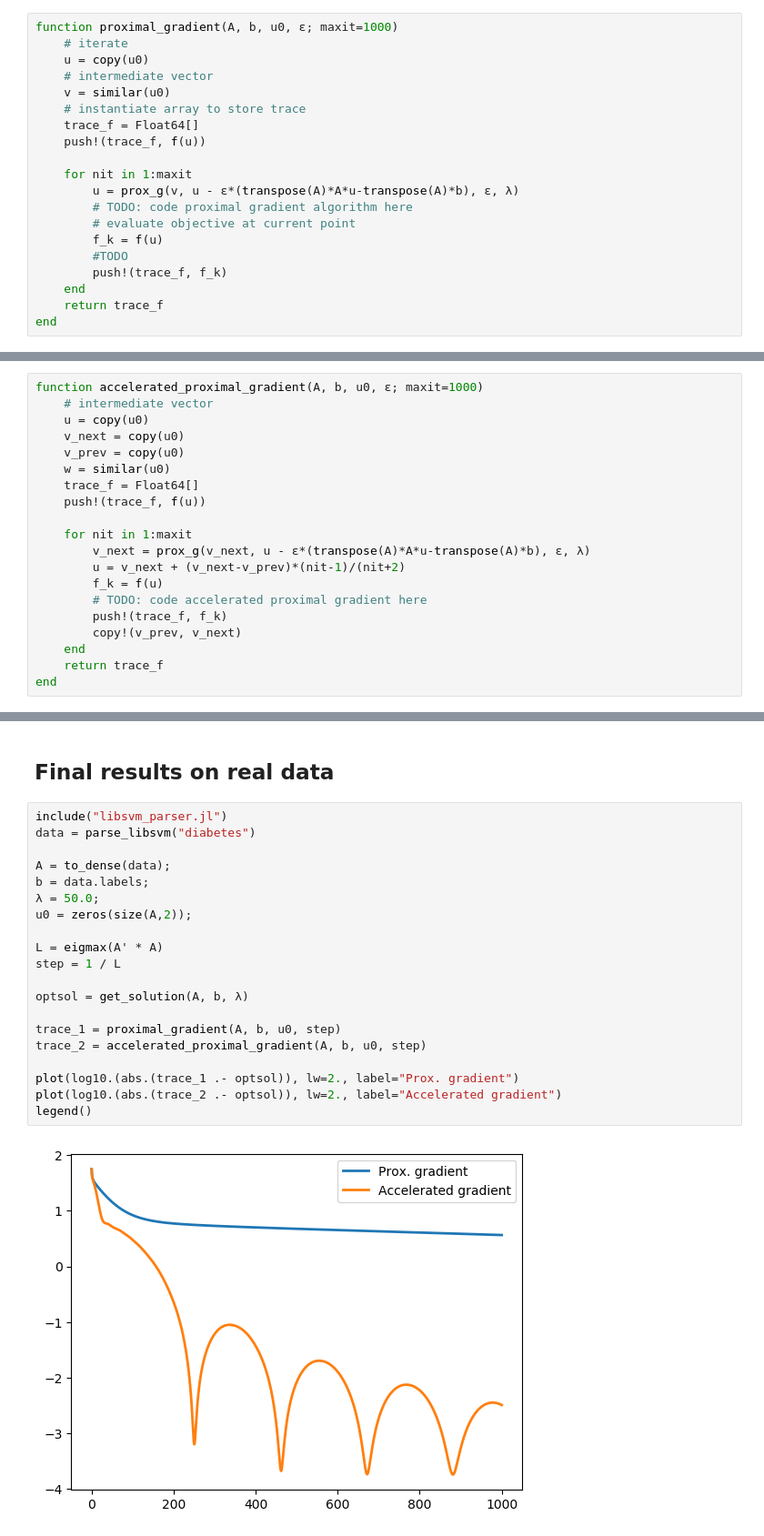
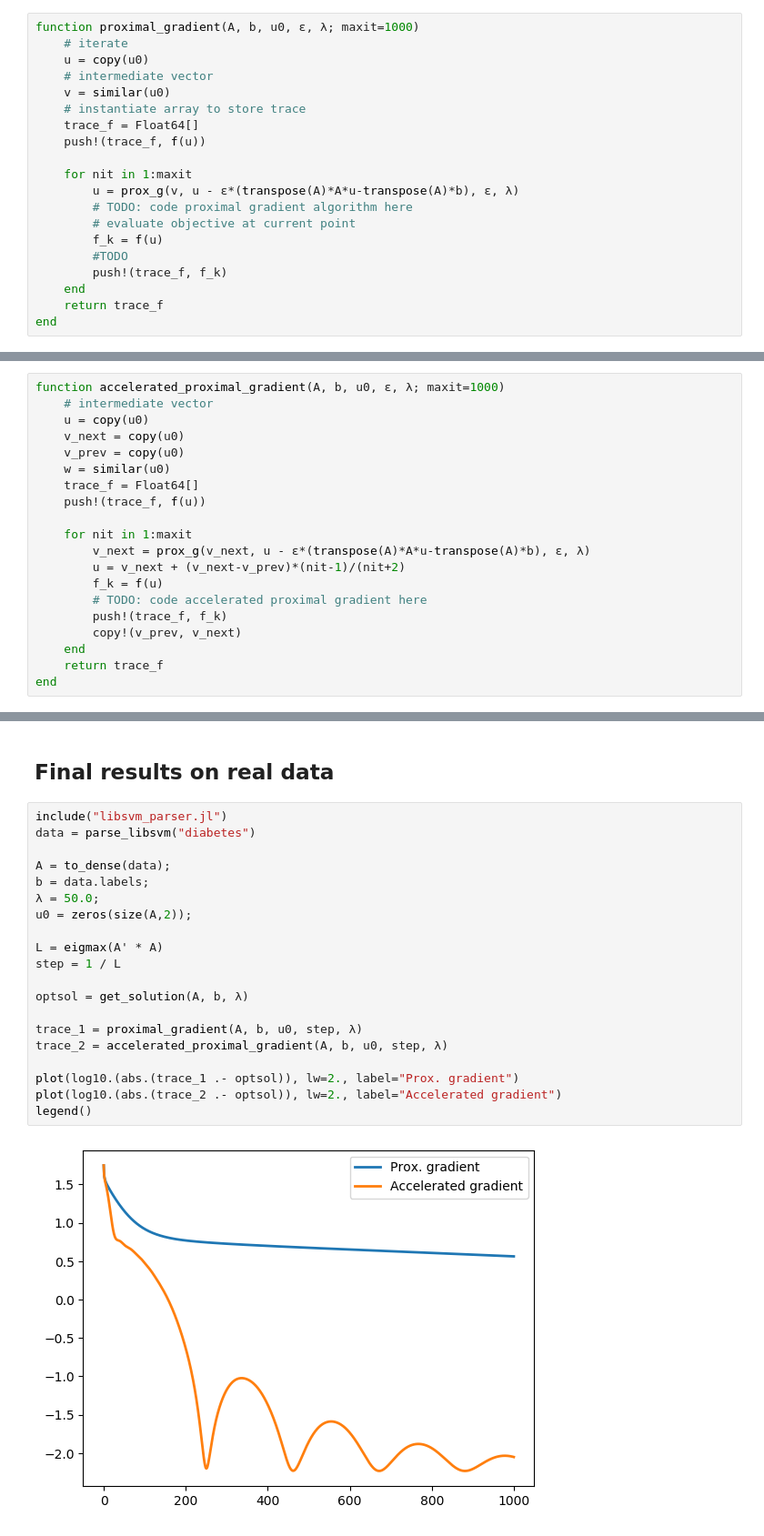
Before and after one commit to mzaffran/proximal_methods, a Jupyter notebook: proximal_gradient.ipynb, the cells around one changed output, grey strips where cells are left out. Shown at 91% size. Cells and saved outputs as stored; diff of their text form.

```diff
--- a/proximal_gradient.ipynb
+++ b/proximal_gradient.ipynb
@@ -82,7 +82,7 @@ $$
 \end{aligned}
 $$
 # %%
-function proximal_gradient(A, b, u0, ε; maxit=1000)
+function proximal_gradient(A, b, u0, ε, λ; maxit=1000)
     # iterate
     u = copy(u0)
     # intermediate vector
@@ -131,7 +131,7 @@ $$
 \end{aligned}
 $$
 # %%
-function accelerated_proximal_gradient(A, b, u0, ε; maxit=1000)
+function accelerated_proximal_gradient(A, b, u0, ε, λ; maxit=1000)
     # intermediate vector
     u = copy(u0)
     v_next = copy(u0)
@@ -177,24 +178,24 @@ PyObject <matplotlib.legend.Legend object at 0x...>
 # %%
 include("libsvm_parser.jl")
 data = parse_libsvm("diabetes")
 
 A = to_dense(data);
 b = data.labels;
 λ = 50.0;
 u0 = zeros(size(A,2));
 
 L = eigmax(A' * A)
 step = 1 / L
 
 optsol = get_solution(A, b, λ)
 
-trace_1 = proximal_gradient(A, b, u0, step)
-trace_2 = accelerated_proximal_gradient(A, b, u0, step)
+trace_1 = proximal_gradient(A, b, u0, step, λ)
+trace_2 = accelerated_proximal_gradient(A, b, u0, step, λ)
 
 plot(log10.(abs.(trace_1 .- optsol)), lw=2., label="Prox. gradient")
 plot(log10.(abs.(trace_2 .- optsol)), lw=2., label="Accelerated gradient")
 legend()
 # %% [output]
-[figure, old version]
+[figure, new version]
 PyObject <matplotlib.legend.Legend object at 0x...>
 # %%
```
Also changed, not shown: parts of 6 cells of this notebook.
